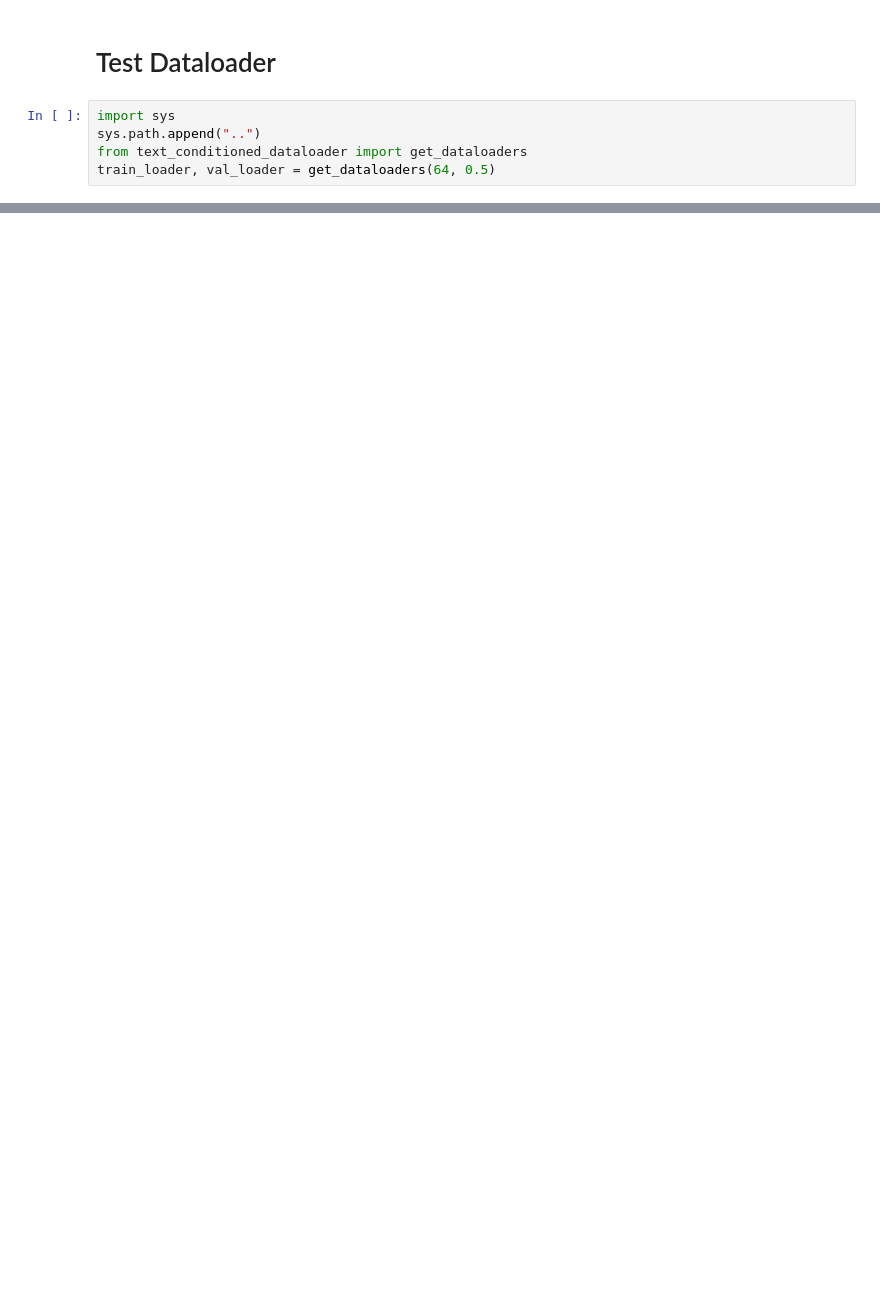
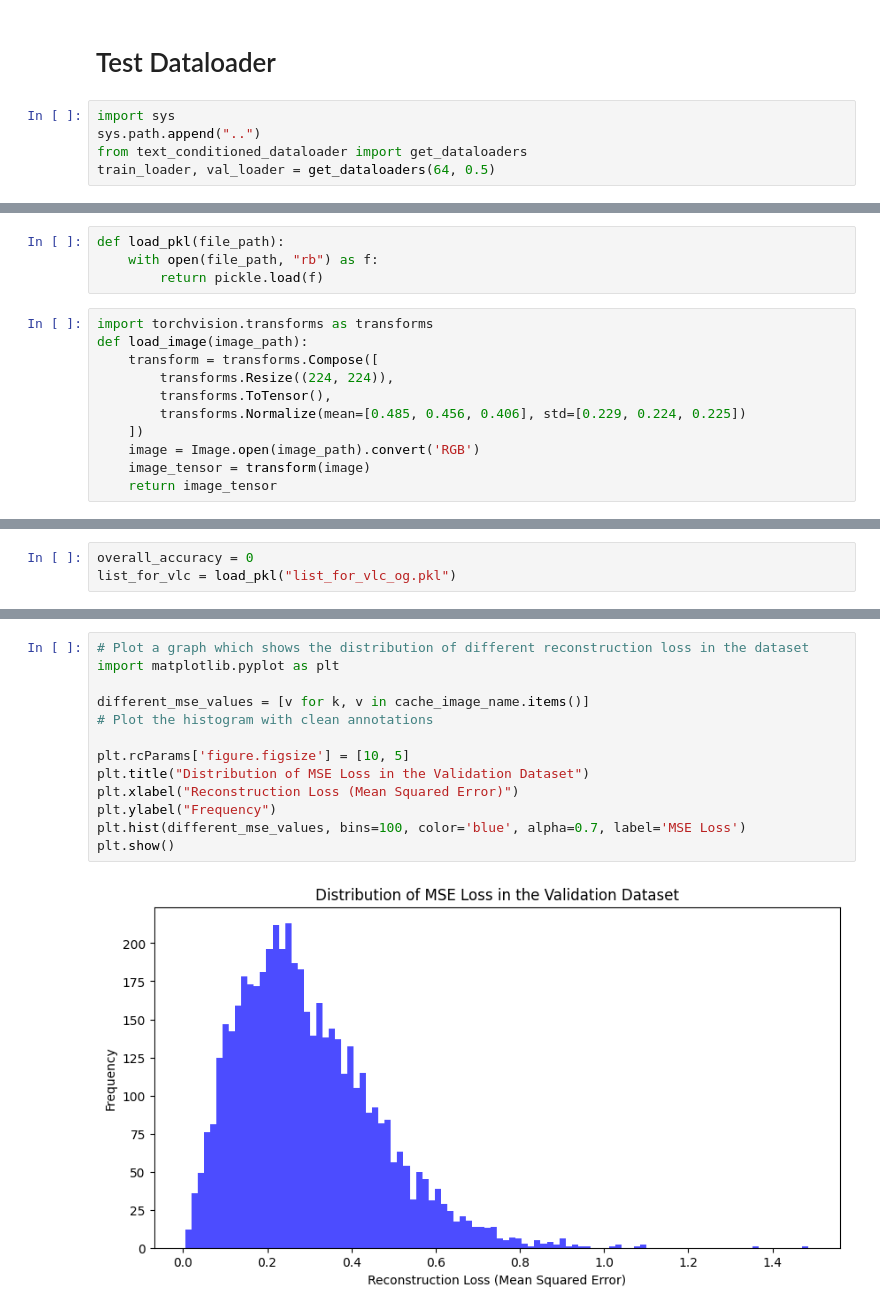
Before and after one commit to AravindSMysore/text_conditioned_mae, a Jupyter notebook: demo/create_adaptor.ipynb, the cells around one changed output, grey strips where cells are left out. Saved outputs shown, nothing was run; the diff lists cells and outputs as text; blank space fills up the shorter version.

```diff
--- a/demo/create_adaptor.ipynb
+++ b/demo/create_adaptor.ipynb
@@ -297,0 +428,15 @@ with torch.no_grad():
+# %%
+def load_pkl(file_path):
+    with open(file_path, "rb") as f:
+        return pickle.load(f)
+# %%
+import torchvision.transforms as transforms
+def load_image(image_path):
+    transform = transforms.Compose([
+        transforms.Resize((224, 224)),
+        transforms.ToTensor(),
+        transforms.Normalize(mean=[0.485, 0.456, 0.406], std=[0.229, 0.224, 0.225])
+    ])
+    image = Image.open(image_path).convert('RGB')
+    image_tensor = transform(image)
+    return image_tensor
@@ -297,0 +506,3 @@ with torch.no_grad():
+# %%
+overall_accuracy = 0
+list_for_vlc = load_pkl("list_for_vlc_og.pkl")
@@ -297,0 +584,15 @@ with torch.no_grad():
+# %%
+# Plot a graph which shows the distribution of different reconstruction loss in the dataset
+import matplotlib.pyplot as plt
+
+different_mse_values = [v for k, v in cache_image_name.items()]
+# Plot the histogram with clean annotations
+
+plt.rcParams['figure.figsize'] = [10, 5]
+plt.title("Distribution of MSE Loss in the Validation Dataset")
+plt.xlabel("Reconstruction Loss (Mean Squared Error)")
+plt.ylabel("Frequency")
+plt.hist(different_mse_values, bins=100, color='blue', alpha=0.7, label='MSE Loss')
+plt.show()
+# %% [output]
+[figure, added]
```
Also changed, not shown: parts of 32 cells of this notebook.
